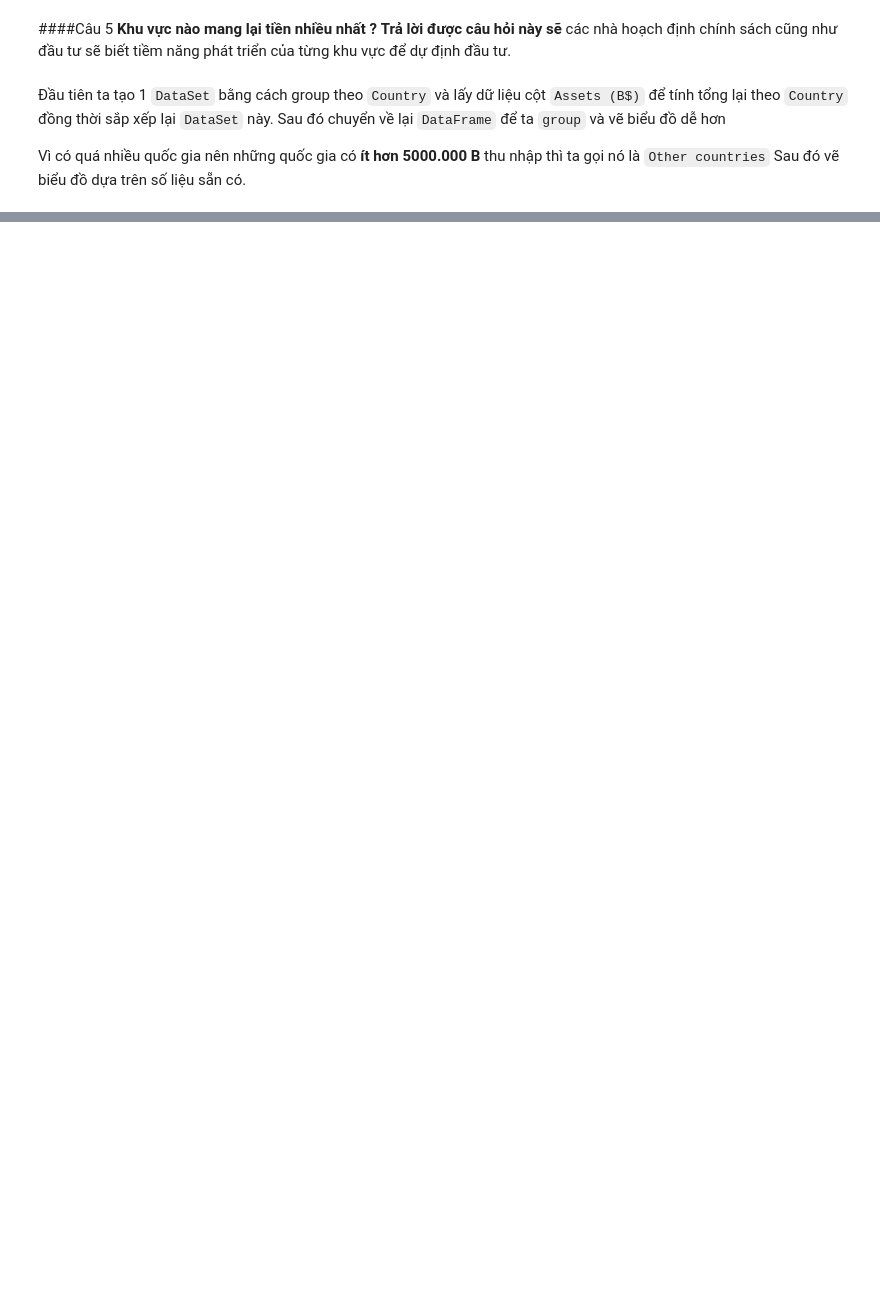
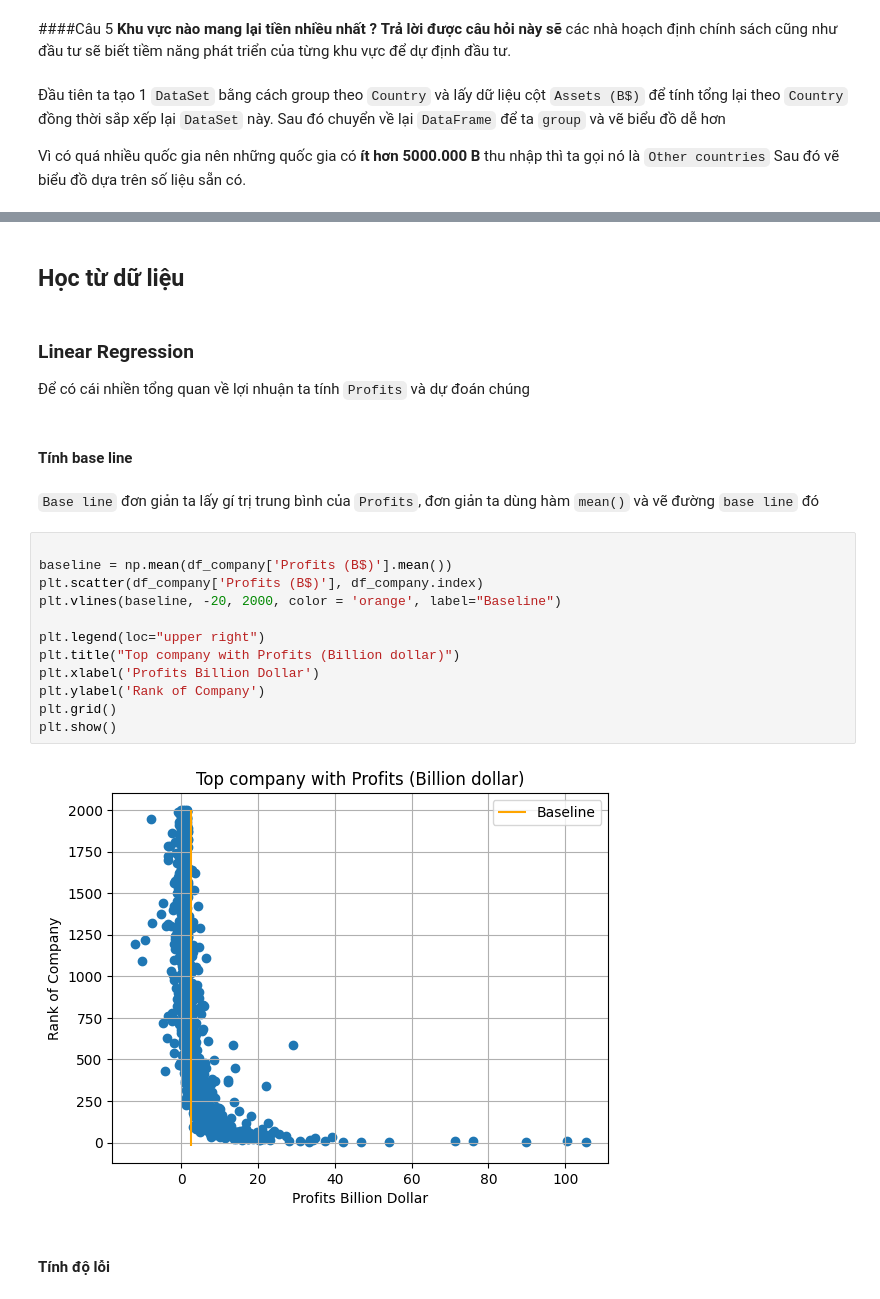
Before and after one commit to gittvhub12/KHDL, a Jupyter notebook: DoAn_KHDL.ipynb, the cells around one changed output, grey strips where cells are left out. Cells and saved outputs as stored; diff of their text form; blank space fills up the shorter version.

```diff
--- a/DoAn_KHDL.ipynb
+++ b/DoAn_KHDL.ipynb
@@ -303,3 +294,29 @@ fig5 = px.bar(group_by_country_Assets, x='Country', y='Total Assets', title="Ass
 fig5.show()
 # %% [output]
 [interactive output not drawn]
+# %% [markdown]
+## Học từ dữ liệu
+# %% [markdown]
+### Linear Regression
+
+Để có cái nhiền tổng quan về lợi nhuận ta tính `Profits` và dự đoán chúng
+# %% [markdown]
+#### Tính base line
+# %% [markdown]
+`Base line` đơn giản ta lấy gí trị trung bình của `Profits`, đơn giản ta dùng hàm `mean()` và vẽ đường `base line` đó
+# %%
+
+baseline = np.mean(df_company['Profits (B$)'].mean())
+plt.scatter(df_company['Profits (B$)'], df_company.index)
+plt.vlines(baseline, -20, 2000, color = 'orange', label="Baseline")
+
+plt.legend(loc="upper right")
+plt.title("Top company with Profits (Billion dollar)")
+plt.xlabel('Profits Billion Dollar')
+plt.ylabel('Rank of Company')
+plt.grid()
+plt.show()
+# %% [output]
+[figure, added]
+# %% [markdown]
+#### Tính độ lỗi
```
Also changed, not shown: parts of 77 cells of this notebook.
